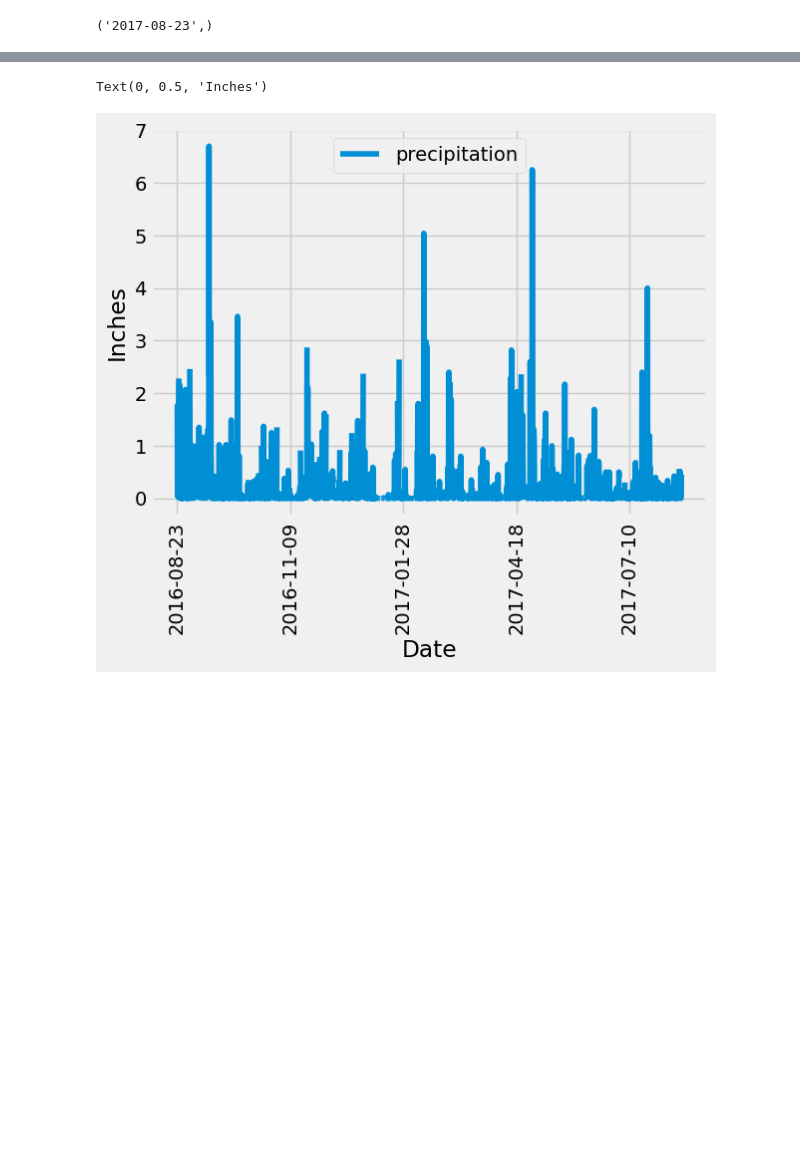
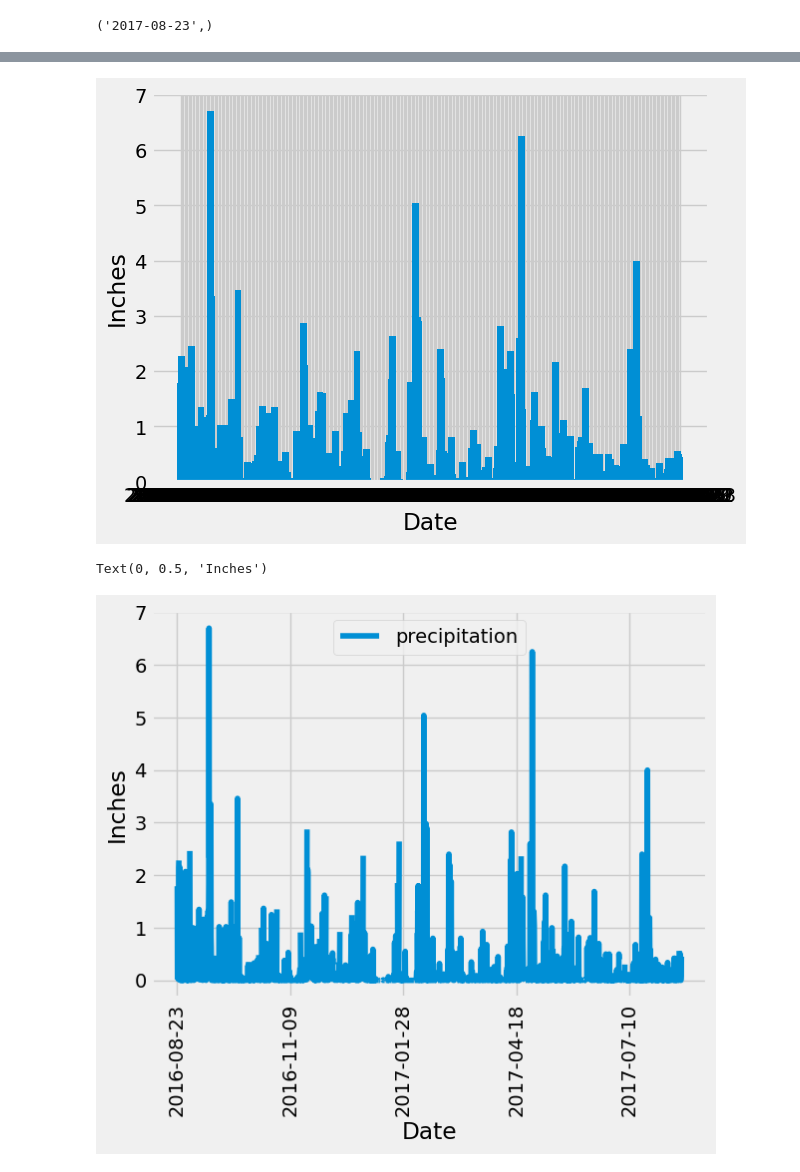
Before and after one commit to bburwinkel0721/sqlalchemy-challenge, a Jupyter notebook: SurfsUp/climate.ipynb, the cells around one changed output, grey strips where cells are left out. Saved outputs shown, nothing was run; the diff lists cells and outputs as text; code cells hidden in the pictures; blank space fills up the shorter version.

Commit message:
made a rough draft of the first plot

```diff
--- a/SurfsUp/climate.ipynb
+++ b/SurfsUp/climate.ipynb
@@ -20,5 +20,6 @@ from sqlalchemy import create_engine, func
 engine = create_engine("sqlite:///Resources/hawaii.sqlite", echo=True)
 # %%
 # reflect an existing database into a new model
-
+Base = automap_base()
 # reflect the tables
+Base.prepare(autoload_with=engine)
@@ -28,7 +48,10 @@ engine = create_engine("sqlite:///Resources/hawaii.sqlite", echo=True)
 ['measurement', 'station']
 # %%
 # Save references to each table
+Measurement = Base.classes.measurement
+Station = Base.classes.station
 # %%
 # Create our session (link) from Python to the DB
+session = Session(engine)
 # %% [markdown]
 # Exploratory Precipitation Analysis
@@ -36,3 +69,31 @@ engine = create_engine("sqlite:///Resources/hawaii.sqlite", echo=True)
 # Find the most recent date in the data set.
 # %% [output]
 ('2017-08-23',)
+# %%
+# Design a query to retrieve the last 12 months of precipitation data and plot the results.
+# Starting from the most recent data point in the database.
+last_years_measurements = session.query(Measurement).filter(Measurement.date >= '2016-08-23').order_by(Measurement.date).all()
+# Calculate the date one year from the last date in data set.
+
+# Perform a query to retrieve the data and precipitation scores
+last_years_measurements = session.query(Measurement).filter(Measurement.date >= '2016-08-23').order_by(Measurement.date).all()
+last_years_date = [(row.date) for row in last_years_measurements]
+last_years_prcp = [(row.prcp) for row in last_years_measurements]
+
+# Save the query results as a Pandas DataFrame. Explicitly set the column names
+df = pd.DataFrame({
+    'Dates': last_years_date,
+    'Precipitation':last_years_prcp
+})
+
+# Sort the dataframe by date
+
+
+# Use Pandas Plotting with Matplotlib to plot the data
+fig, ax = plt.subplots()
+ax.bar(df['Dates'],df['Precipitation'],width=5)
+ax.set_xlabel('Date')
+ax.set_ylabel('Inches')
+# ax.set_xticklabels(ticks=df['Dates'], labels=labels)
+plt.show()
+# %% [output]
@@ -39,3 +104,4 @@ engine = create_engine("sqlite:///Resources/hawaii.sqlite", echo=True)
+[figure, added]
 # %%
 # Design a query to retrieve the last 12 months of precipitation data and plot the results.
 # Starting from the most recent data point in the database.
```
Also changed, not shown: parts of 5 cells of this notebook.
